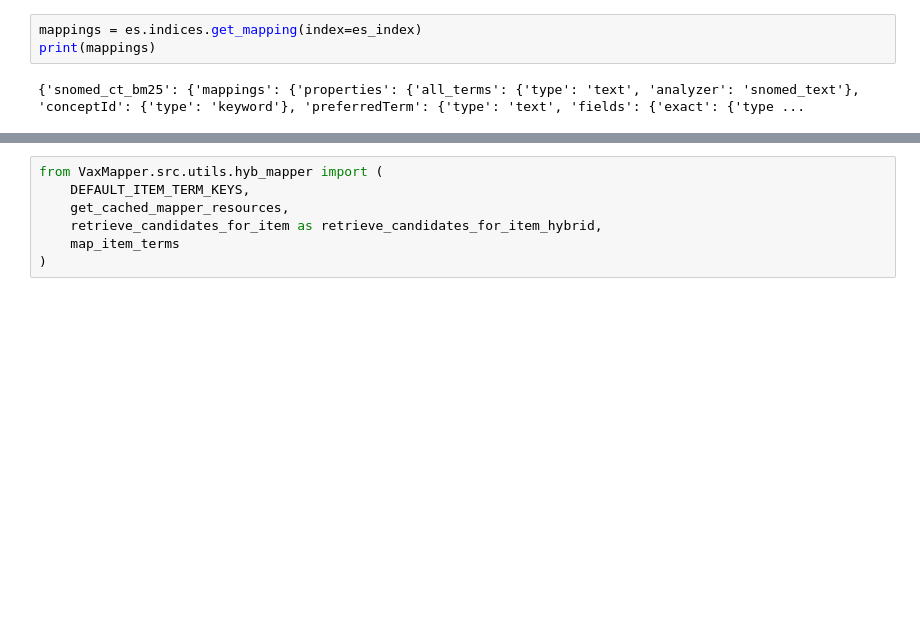
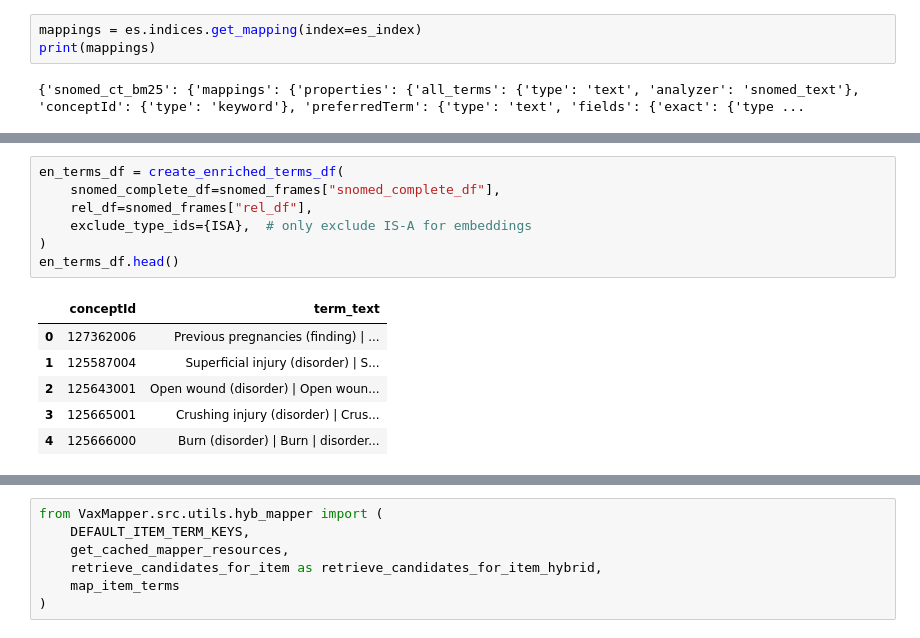
Before and after one commit to warren-manuel/spl-mapper, a Jupyter notebook: 0326_langgraph_smoketest.ipynb, the cells around one changed output, grey strips where cells are left out. Saved outputs shown, nothing was run; the diff lists cells and outputs as text; blank space fills up the shorter version.

```diff
--- a/0326_langgraph_smoketest.ipynb
+++ b/0326_langgraph_smoketest.ipynb
@@ -585,0 +688,14 @@ results = bm25_candidates(
+# %%
+en_terms_df = create_enriched_terms_df(
+    snomed_complete_df=snomed_frames["snomed_complete_df"],
+    rel_df=snomed_frames["rel_df"],
+    exclude_type_ids={ISA},  # only exclude IS-A for embeddings
+)
+en_terms_df.head()
+# %% [output]
+|  | conceptId | term_text |
+| 0 | 127362006 | Previous pregnancies (finding) | ... |
+| 1 | 125587004 | Superficial injury (disorder) | S... |
+| 2 | 125643001 | Open wound (disorder) | Open woun... |
+| 3 | 125665001 | Crushing injury (disorder) | Crus... |
+| 4 | 125666000 | Burn (disorder) | Burn | disorder... |
```
Also changed, not shown: parts of 44 cells of this notebook, 4 other files.
